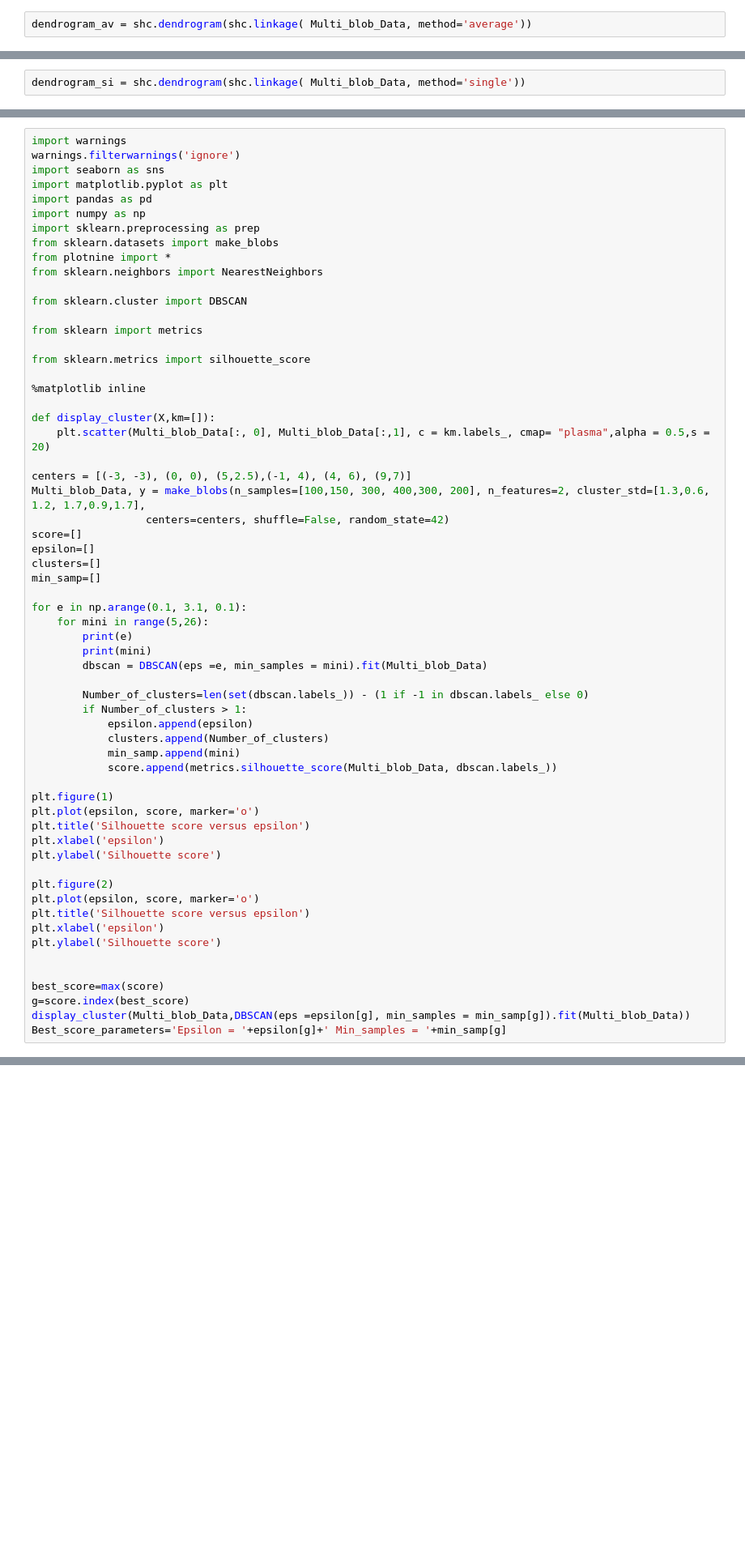
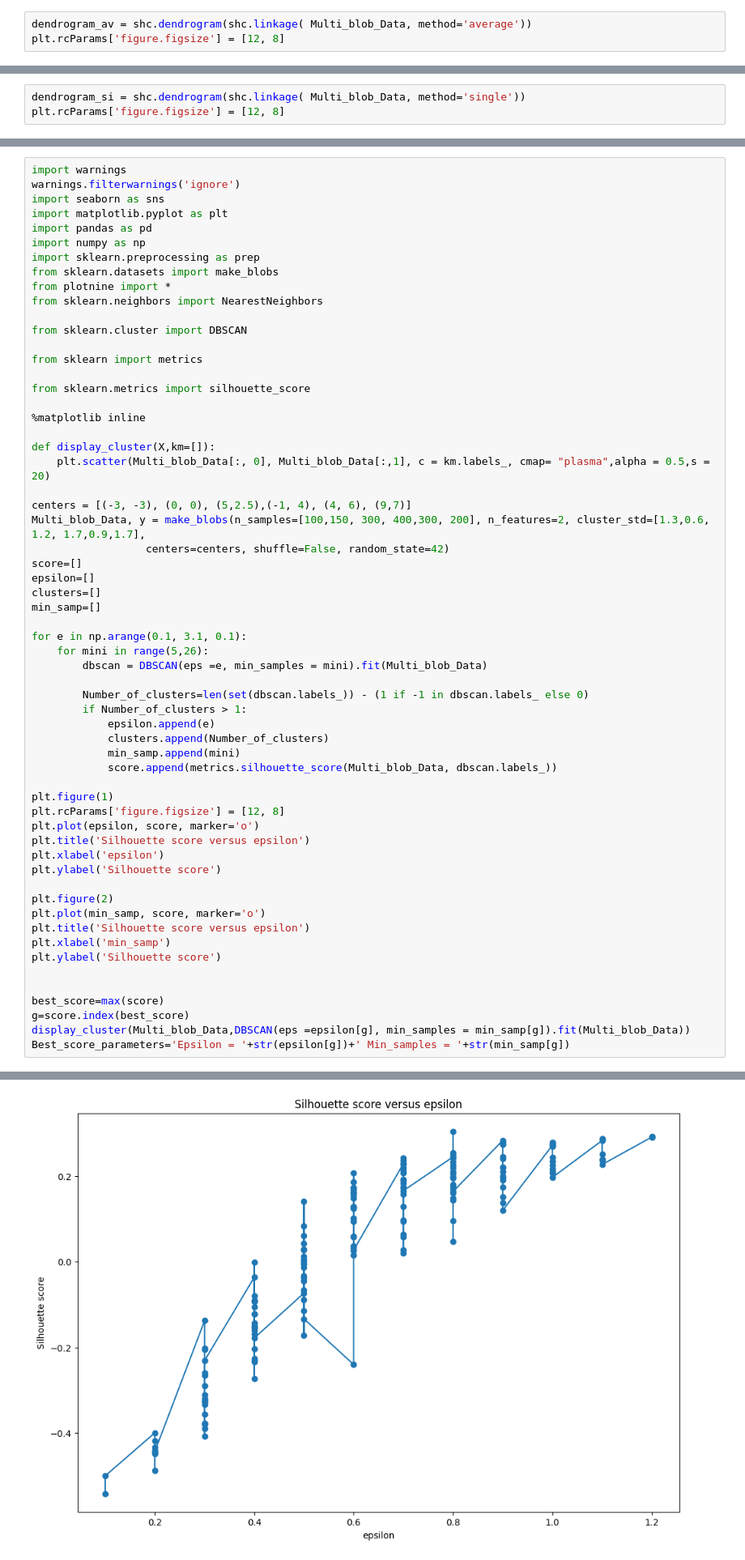
Before and after one commit to FATHY174/Machine-Learning-Assignments, a Jupyter notebook: Clustering Project.ipynb, the cells around one changed output, grey strips where cells are left out. Shown at 81% size. Drawn from its saved outputs; the diff is of its cells as text; blank space fills up the shorter version.

```diff
--- a/Clustering Project.ipynb
+++ b/Clustering Project.ipynb
@@ -261,3 +249,4 @@ cosine average clusters=4 score= 0.7813353497330464
 # %%
 dendrogram_av = shc.dendrogram(shc.linkage( Multi_blob_Data, method='average'))
+plt.rcParams['figure.figsize'] = [12, 8]
 # %% [output]
@@ -265,3 +254,4 @@ dendrogram_av = shc.dendrogram(shc.linkage( Multi_blob_Data, method='average'))
 # %%
 dendrogram_si = shc.dendrogram(shc.linkage( Multi_blob_Data, method='single'))
+plt.rcParams['figure.figsize'] = [12, 8]
 # %% [output]
@@ -309,32 +299,31 @@ min_samp=[]
 
 for e in np.arange(0.1, 3.1, 0.1):
     for mini in range(5,26):
-        print(e)
-        print(mini)
         dbscan = DBSCAN(eps =e, min_samples = mini).fit(Multi_blob_Data)
 
         Number_of_clusters=len(set(dbscan.labels_)) - (1 if -1 in dbscan.labels_ else 0)
         if Number_of_clusters > 1:
-            epsilon.append(epsilon)
+            epsilon.append(e)
             clusters.append(Number_of_clusters)
             min_samp.append(mini)
             score.append(metrics.silhouette_score(Multi_blob_Data, dbscan.labels_))
 
 plt.figure(1)
+plt.rcParams['figure.figsize'] = [12, 8]
 plt.plot(epsilon, score, marker='o')
 plt.title('Silhouette score versus epsilon')
 plt.xlabel('epsilon')
 plt.ylabel('Silhouette score')
 
 plt.figure(2)
-plt.plot(epsilon, score, marker='o')
+plt.plot(min_samp, score, marker='o')
 plt.title('Silhouette score versus epsilon')
-plt.xlabel('epsilon')
+plt.xlabel('min_samp')
 plt.ylabel('Silhouette score')
 
 
 best_score=max(score)
 g=score.index(best_score)
 display_cluster(Multi_blob_Data,DBSCAN(eps =epsilon[g], min_samples = min_samp[g]).fit(Multi_blob_Data))
-Best_score_parameters='Epsilon = '+epsilon[g]+' Min_samples = '+min_samp[g]
+Best_score_parameters='Epsilon = '+str(epsilon[g])+' Min_samples = '+str(min_samp[g])
 # %% [output]
@@ -357,0 +330 @@ Best_score_parameters='Epsilon = '+epsilon[g]+' Min_samples = '+min_samp[g]
+[figure, added]
```
Also changed, not shown: parts of 11 cells of this notebook.
